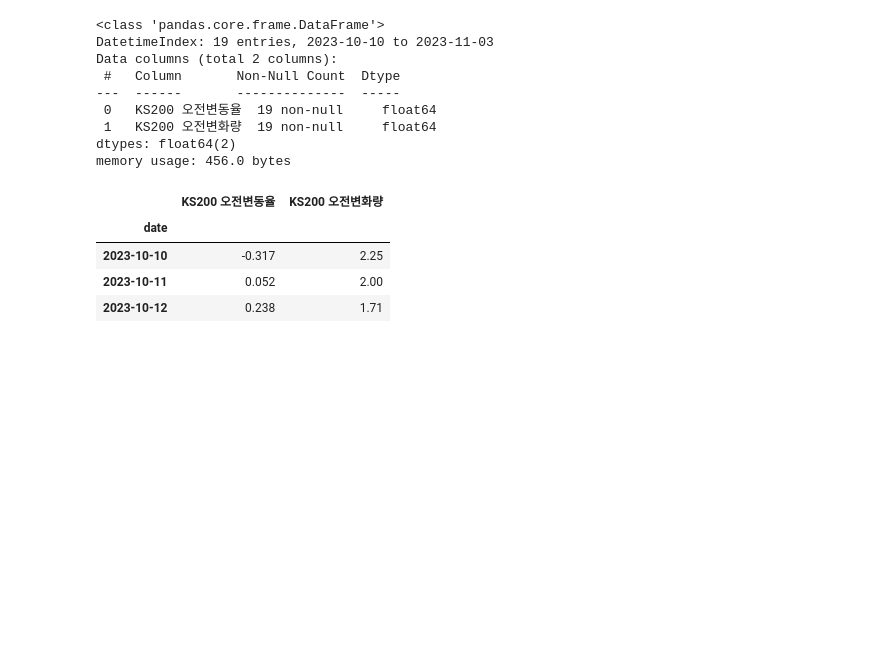
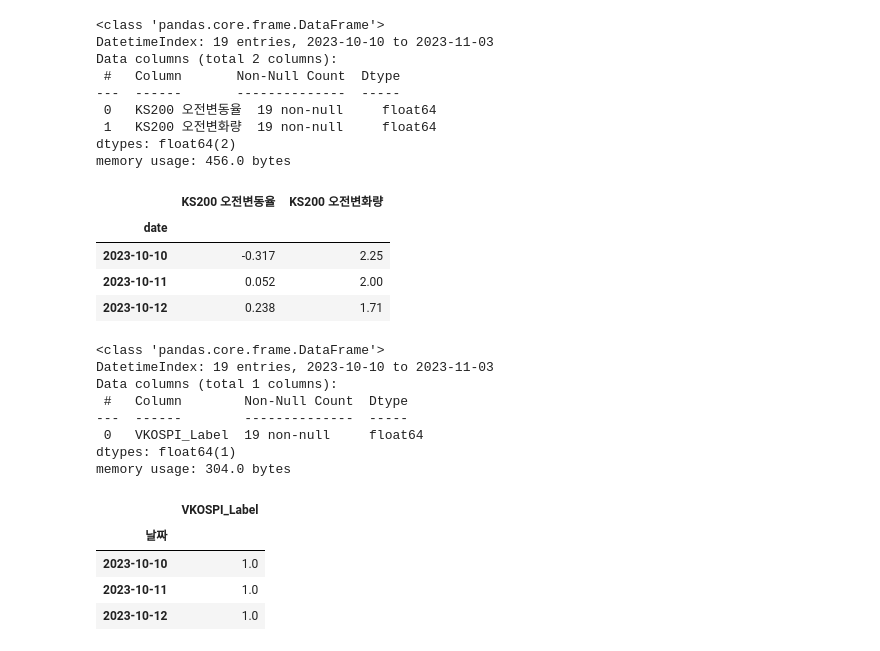
Before and after one commit to jyoooonh/Project1_sample, a Jupyter notebook: dataset/test_feature_2month.ipynb, the cells around one changed output. Drawn from its saved outputs; the diff is of its cells as text; code cells hidden in the pictures; blank space fills up the shorter version.

```diff
--- a/dataset/test_feature_2month.ipynb
+++ b/dataset/test_feature_2month.ipynb
@@ -312,12 +328,26 @@ memory usage: 456.0 bytes
 | 2023-10-11 | 0.052 | 2.00 |
 | 2023-10-12 | 0.238 | 1.71 |
 # %%
-# vkospi = pd.read_csv('./half_clean_feature/vkospi_half.csv', index_col=0)
-# vkospi['날짜'] = pd.to_datetime(vkospi['날짜'])
-# vkospi = vkospi.set_index('날짜')
-# feature_list.append(vkospi)
-# vkospi.info()
-# vkospi.head(3)
+vkospi = pd.read_csv('./test_feature/clean_feature/vkospi.csv', index_col=0)
+vkospi['날짜'] = pd.to_datetime(vkospi['날짜'])
+vkospi = vkospi.set_index('날짜')
+feature_list.append(vkospi)
+vkospi.info()
+vkospi.head(3)
+# %% [output]
+<class 'pandas.core.frame.DataFrame'>
+DatetimeIndex: 19 entries, 2023-10-10 to 2023-11-03
+Data columns (total 1 columns):
+ #   Column        Non-Null Count  Dtype
+---  ------        --------------  -----
+ 0   VKOSPI_Label  19 non-null     float64
+dtypes: float64(1)
+memory usage: 304.0 bytes
+|  | VKOSPI_Label |
+| 날짜 |  |
+| 2023-10-10 | 1.0 |
+| 2023-10-11 | 1.0 |
+| 2023-10-12 | 1.0 |
 # %%
 df = pd.concat(feature_list, axis=1)
 # %%
```
Also changed, not shown: parts of 3 cells of this notebook, 44 other files.
